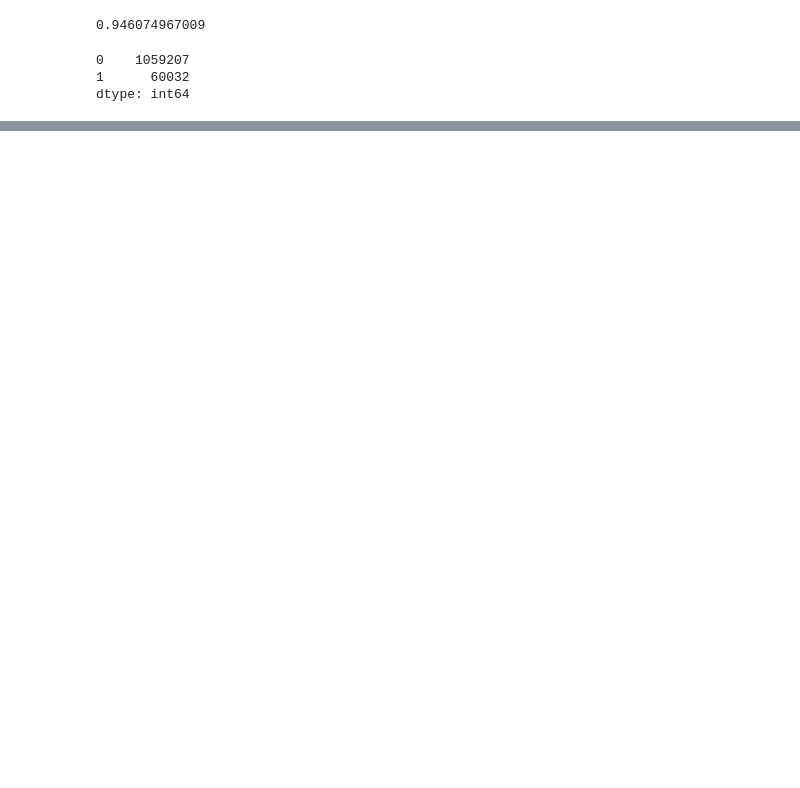
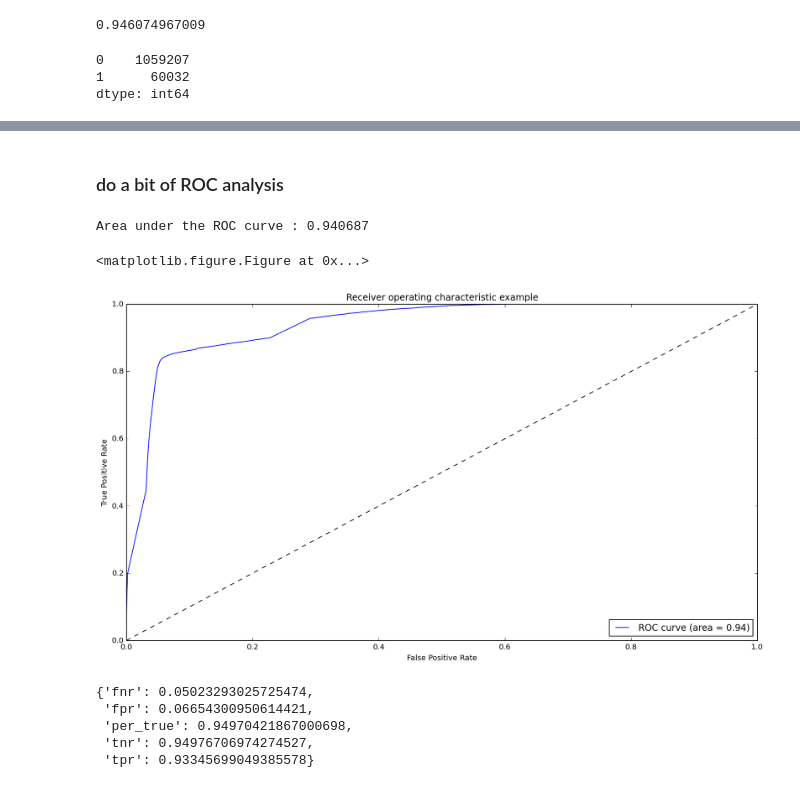
Before and after one commit to darth-cheney/declass, a Jupyter notebook: notebooks/cables_secret_class_daniel.ipynb, the cells around one changed output, grey strips where cells are left out. Drawn from its saved outputs; the diff is of its cells as text; code cells hidden in the pictures; blank space fills up the shorter version.

```diff
--- a/notebooks/cables_secret_class_daniel.ipynb
+++ b/notebooks/cables_secret_class_daniel.ipynb
@@ -577,0 +320,3 @@ meta.origclass.plot(
+# %%
+###read it in
+Yhat = pd.read_csv(os.path.join(PROCESSED, 'cables_pred.csv'), index_col=0)
@@ -577,0 +333,2 @@ meta.origclass.plot(
+# %% [markdown]
+### do a bit of ROC analysis
@@ -577,0 +337,23 @@ meta.origclass.plot(
+# %%
+# Compute ROC curve and area the curve
+fpr, tpr, thresholds = roc_curve(Yhat['Y'], Yhat['1'])
+roc_auc = auc(fpr, tpr)
+print("Area under the ROC curve : %f" % roc_auc)
+# %% [output]
+Area under the ROC curve : 0.940687
+# %%
+# Plot ROC curve
+plt.clf()
+plt.figure(figsize=(15,8))
+plt.plot(fpr, tpr, label='ROC curve (area = %0.2f)' % roc_auc)
+plt.plot([0, 1], [0, 1], 'k--')
+plt.xlim([0.0, 1.0])
+plt.ylim([0.0, 1.0])
+plt.xlabel('False Positive Rate')
+plt.ylabel('True Positive Rate')
+plt.title('Receiver operating characteristic example')
+plt.legend(loc="lower right")
+plt.show()
+# %% [output]
+<matplotlib.figure.Figure at 0x...>
+[figure, added]
@@ -577,0 +388,8 @@ meta.origclass.plot(
+# %%
+get_class_stats(Yhat['Y'], Yhat['Yhat_opt'])
+# %% [output]
+{'fnr': 0.05023293025725474,
+ 'fpr': 0.06654300950614421,
+ 'per_true': 0.94970421867000698,
+ 'tnr': 0.94976706974274527,
+ 'tpr': 0.93345699049385578}
```
Also changed, not shown: parts of 84 cells of this notebook, 1 other file.
